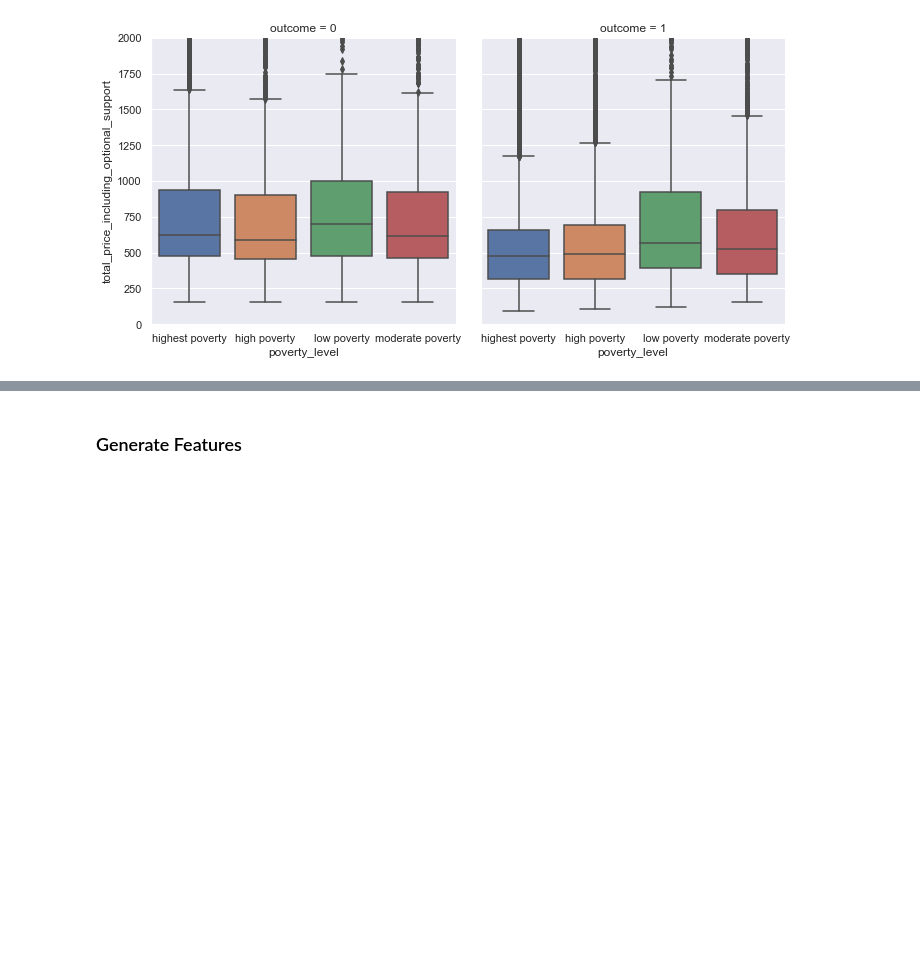
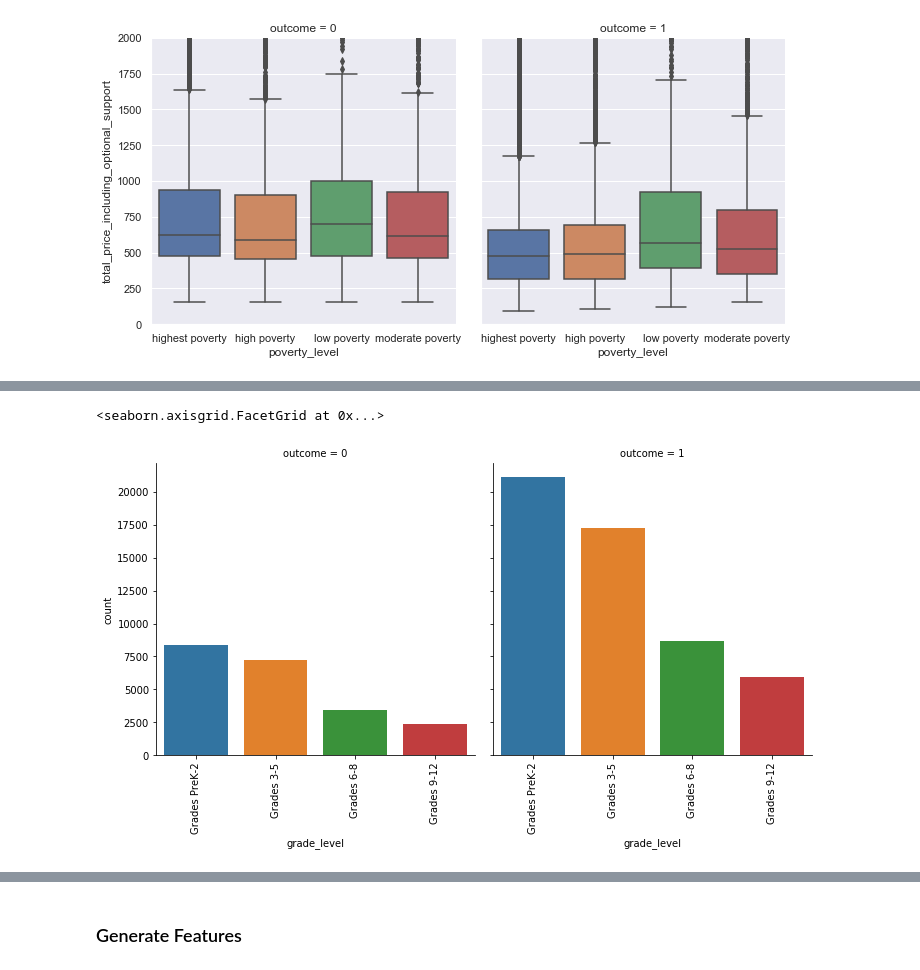
Before and after one commit to jamjensen/ml-pub-policy, a Jupyter notebook: hw3/data/hw3-writeup.ipynb, the cells around one changed output, grey strips where cells are left out. Drawn from its saved outputs; the diff is of its cells as text; code cells hidden in the pictures; blank space fills up the shorter version.

```diff
--- a/hw3/data/hw3-writeup.ipynb
+++ b/hw3/data/hw3-writeup.ipynb
@@ -153,0 +182,6 @@ plt.ylim(0,2000)
+# %%
+ax = sns.catplot(data=df, x='grade_level', col='outcome', kind='count')
+ax.set_xticklabels(rotation=90)
+# %% [output]
+<seaborn.axisgrid.FacetGrid at 0x...>
+[figure, added]
```
Also changed, not shown: parts of 44 cells of this notebook, 2 other files.
